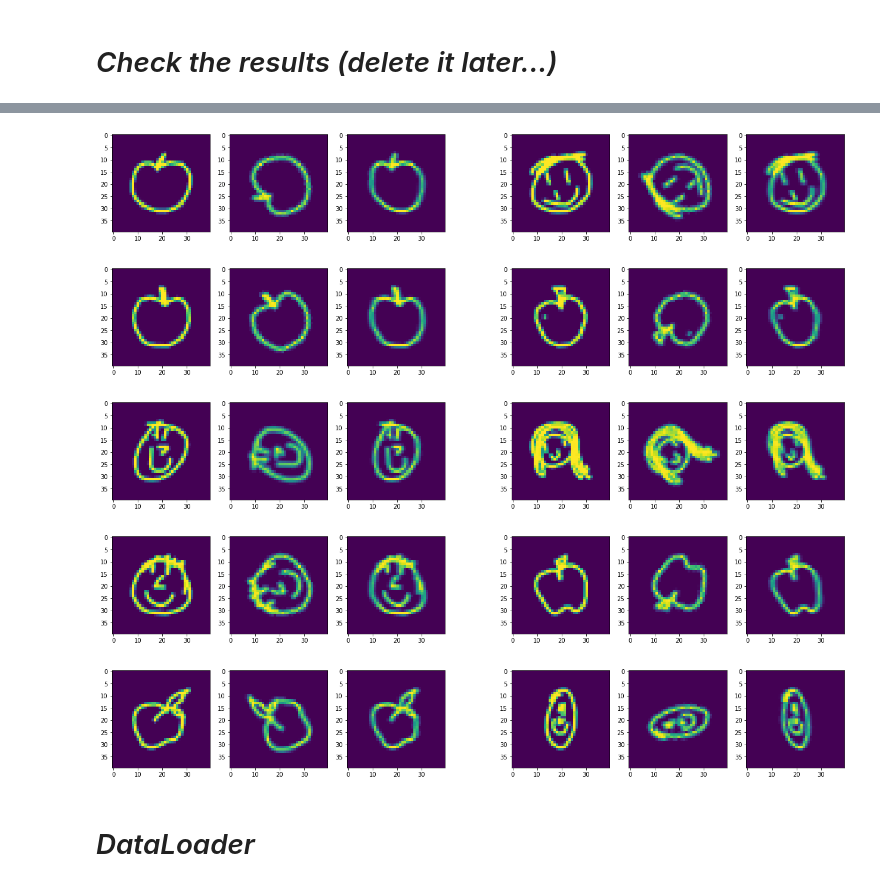
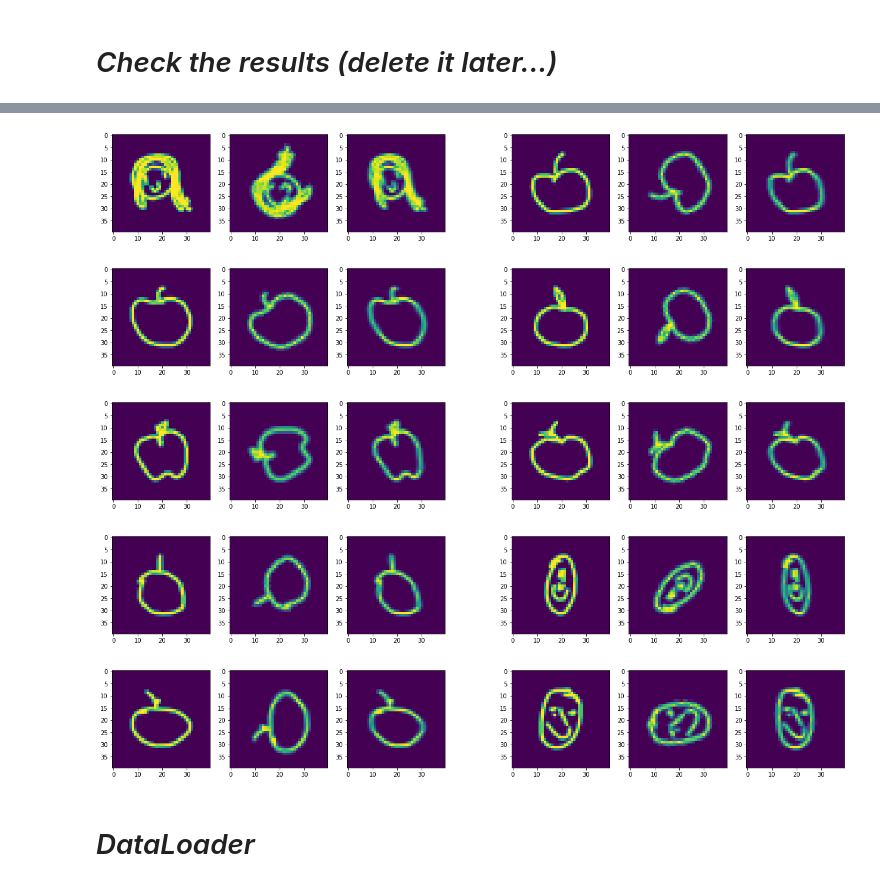
Before and after one commit to HanziJiang/CapsNet-ResNet-Performance-Analysis, a Jupyter notebook: load_DrawData_with_transform.ipynb, the cells around one changed output, grey strips where cells are left out. Cells and saved outputs as stored; diff of their text form; code cells hidden in the pictures.

```diff
--- a/load_DrawData_with_transform.ipynb
+++ b/load_DrawData_with_transform.ipynb
@@ -322,32 +322,32 @@ apple
 # %%
 for i in range(0, 10, 2):
     fig = plt.figure()
     fig.set_figheight(22)
     fig.set_figwidth(22)
     fig.subplots_adjust(hspace=0.2, wspace=0.2)
     gs0 = gridspec.GridSpec(1, 2)
 
     gs00 = gridspec.GridSpecFromSubplotSpec(1, 3, subplot_spec=gs0[0], hspace=0)
     ax0 = fig.add_subplot(gs00[0])
-    ax0.imshow(val_dataset[i][0])
+    ax0.imshow(test_dataset[i][0])
     ax1 = fig.add_subplot(gs00[1], sharex=ax0)
-    ax1.imshow(val_dataset_with_rotation[i][0])
+    ax1.imshow(test_dataset_with_rotation[i][0])
     ax2 = fig.add_subplot(gs00[2], sharex=ax0)
-    ax2.imshow(val_dataset_with_shearing[i][0])
+    ax2.imshow(test_dataset_with_shearing[i][0])
 
     gs01 = gridspec.GridSpecFromSubplotSpec(1, 3, subplot_spec=gs0[1], hspace=0)
     ax3 = fig.add_subplot(gs01[0])
-    ax3.imshow(val_dataset[i+1][0])
+    ax3.imshow(test_dataset[i+1][0])
     ax4 = fig.add_subplot(gs01[1], sharex=ax3)
-    ax4.imshow(val_dataset_with_rotation[i+1][0])
+    ax4.imshow(test_dataset_with_rotation[i+1][0])
     ax5 = fig.add_subplot(gs01[2], sharex=ax0)
-    ax5.imshow(val_dataset_with_shearing[i+1][0])
+    ax5.imshow(test_dataset_with_shearing[i+1][0])
 # %% [output]
-[figure, old version]
+[figure, new version]
-[figure, old version]
+[figure, new version]
-[figure, old version]
+[figure, new version]
-[figure, old version]
+[figure, new version]
-[figure, old version]
+[figure, new version]
 # %% [markdown]
 # *DataLoader*
 # %%
```
Also changed, not shown: parts of 3 cells of this notebook.
